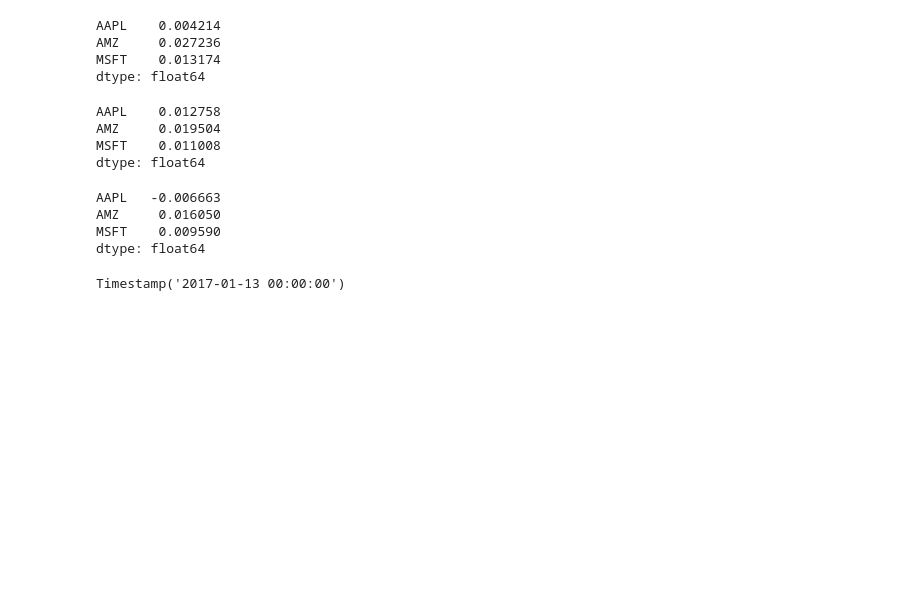
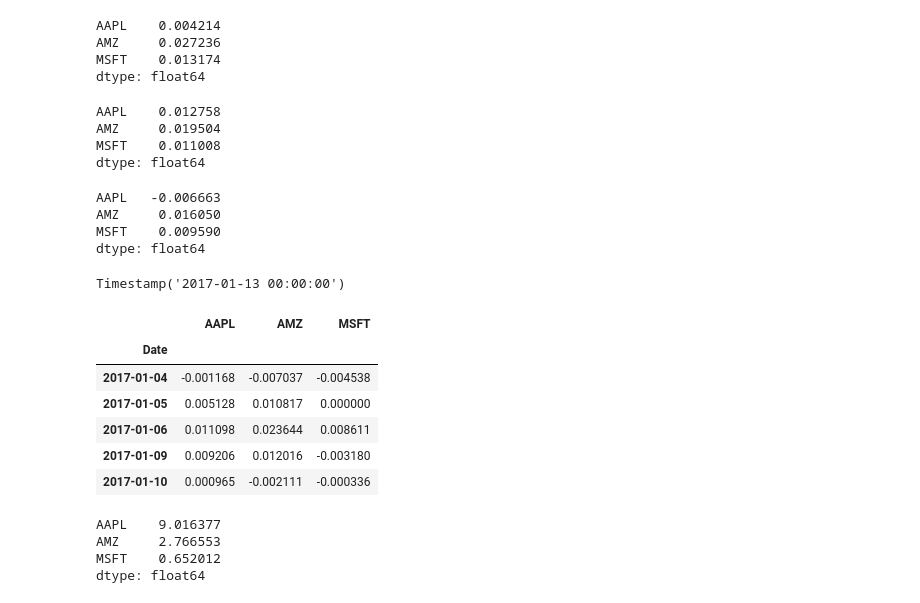
Before and after one commit to Ram12a/Finance, a Jupyter notebook: VisualP1.1.ipynb, the cells around one changed output. Saved outputs shown, nothing was run; the diff lists cells and outputs as text; code cells hidden in the pictures; blank space fills up the shorter version.

```diff
--- a/VisualP1.1.ipynb
+++ b/VisualP1.1.ipynb
@@ -218,3 +219,20 @@ dtype: float64
 RetOp.GetTheMinimunDateDraadown(BaseRet['AAPL'])
 # %% [output]
 Timestamp('2017-01-13 00:00:00')
+# %%
+BaseRet.head()
+# %% [output]
+|  | AAPL | AMZ | MSFT |
+| Date |  |  |  |
+| 2017-01-04 | -0.001168 | -0.007037 | -0.004538 |
+| 2017-01-05 | 0.005128 | 0.010817 | 0.000000 |
+| 2017-01-06 | 0.011098 | 0.023644 | 0.008611 |
+| 2017-01-09 | 0.009206 | 0.012016 | -0.003180 |
+| 2017-01-10 | 0.000965 | -0.002111 | -0.000336 |
+# %%
+Port.sharpe_ratioAnnual(BaseRet,0.1,220)
+# %% [output]
+AAPL    9.016377
+AMZ     2.766553
+MSFT    0.652012
+dtype: float64
```
Also changed, not shown: parts of 3 cells of this notebook, 2 other files.
